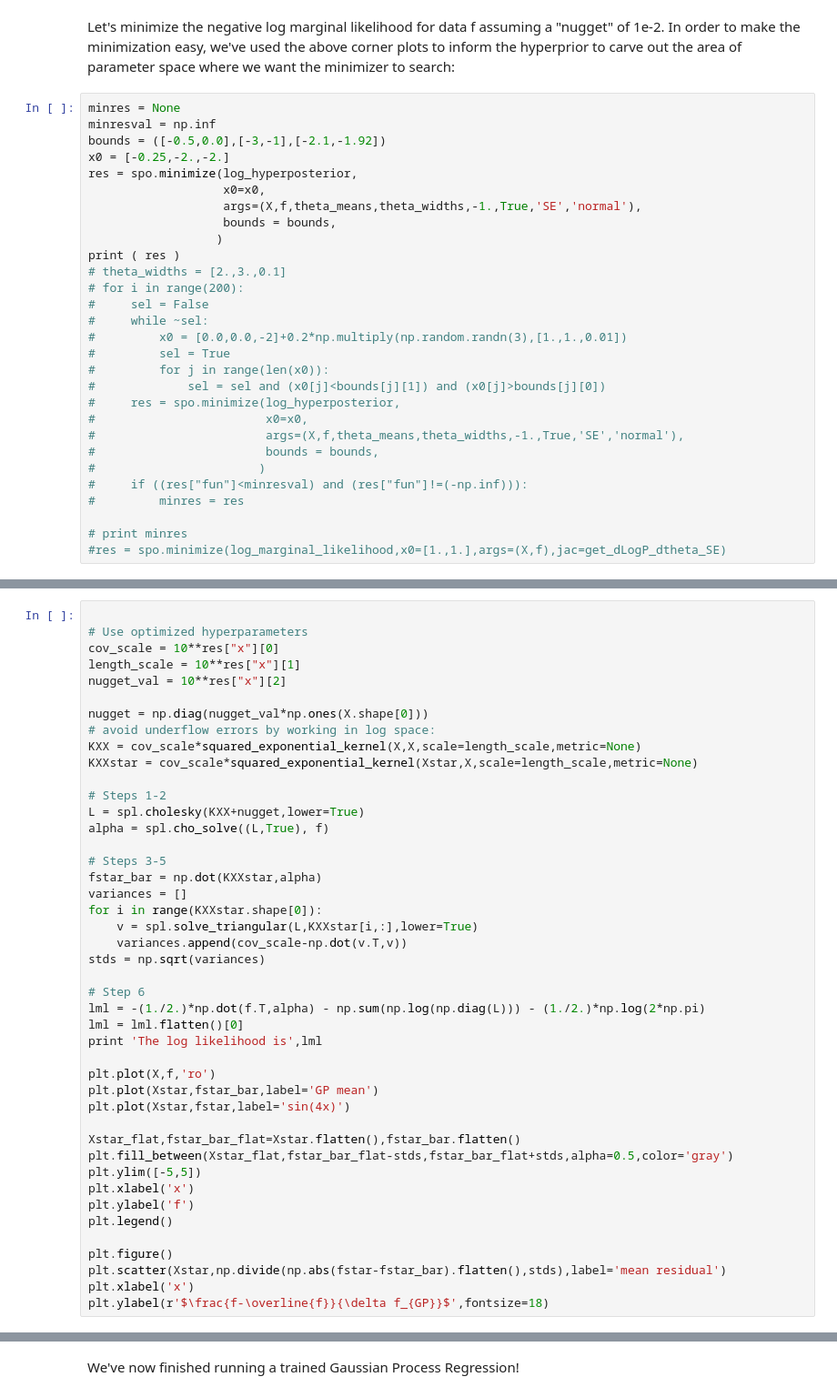
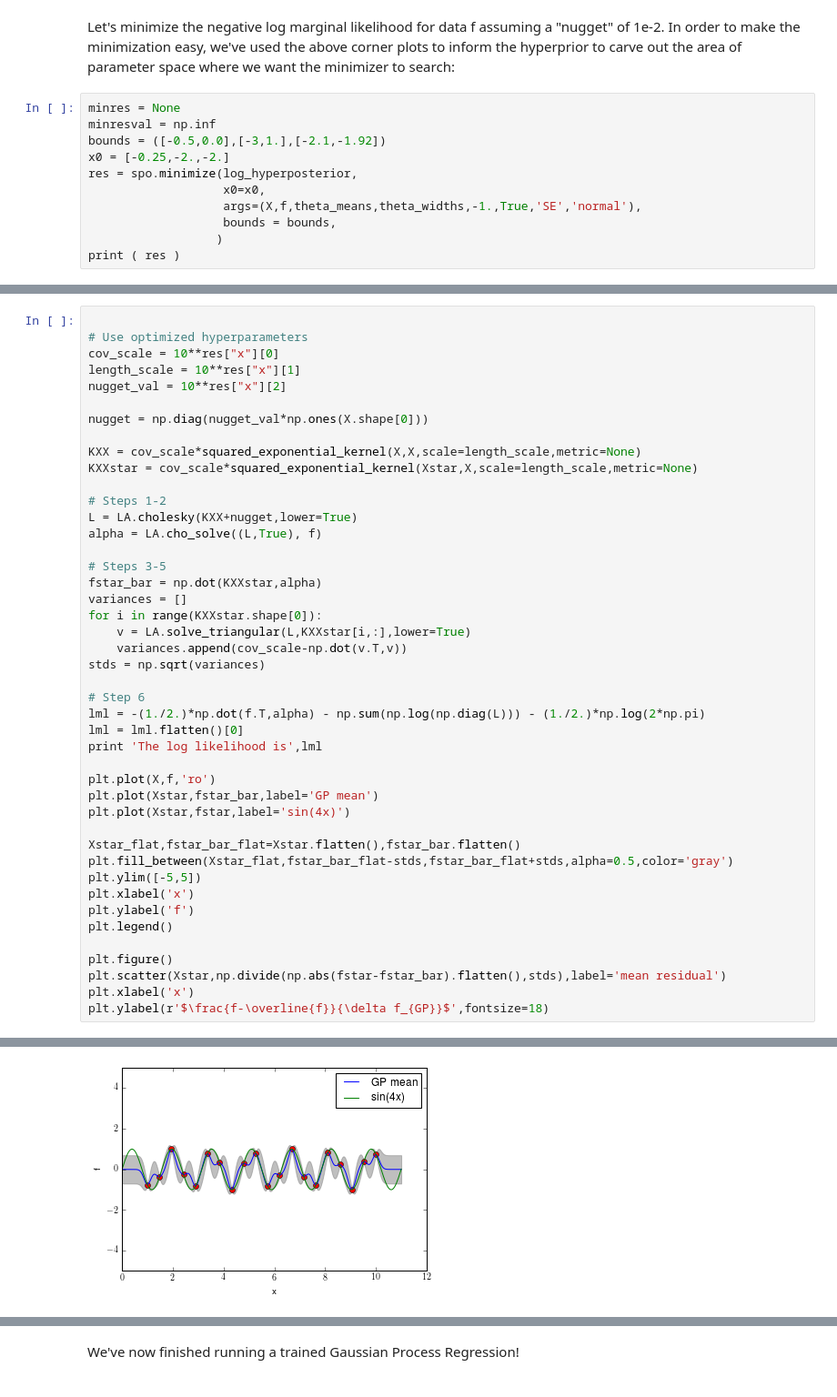
Before and after one commit to stasbabak/GPR_Chris_Zoheyr, a Jupyter notebook: dev/LectureNotes.ipynb, the cells around one changed output, grey strips where cells are left out. Shown at 91% size. Drawn from its saved outputs; the diff is of its cells as text.

```diff
--- a/dev/LectureNotes.ipynb
+++ b/dev/LectureNotes.ipynb
@@ -1000,7 +1071,7 @@ Let's minimize the negative log marginal likelihood for data f assuming a "nugge
 # %%
 minres = None
 minresval = np.inf
-bounds = ([-0.5,0.0],[-3,-1],[-2.1,-1.92])
+bounds = ([-0.5,0.0],[-3,1.],[-2.1,-1.92])
 x0 = [-0.25,-2.,-2.]
 res = spo.minimize(log_hyperposterior,
                    x0=x0,
@@ -1008,22 +1079,4 @@ res = spo.minimize(log_hyperposterior,
                    bounds = bounds,
                   )
 print ( res )
-# theta_widths = [2.,3.,0.1]
-# for i in range(200):
-#     sel = False
-#     while ~sel:
-#         x0 = [0.0,0.0,-2]+0.2*np.multiply(np.random.randn(3),[1.,1.,0.01])
-#         sel = True
-#         for j in range(len(x0)):
-#             sel = sel and (x0[j]<bounds[j][1]) and (x0[j]>bounds[j][0])
-#     res = spo.minimize(log_hyperposterior,
-#                        x0=x0,
-#                        args=(X,f,theta_means,theta_widths,-1.,True,'SE','normal'),
-#                        bounds = bounds,
-#                       )
-#     if ((res["fun"]<minresval) and (res["fun"]!=(-np.inf))):
-#         minres = res
-
-# print minres
-#res = spo.minimize(log_marginal_likelihood,x0=[1.,1.],args=(X,f),jac=get_dLogP_dtheta_SE)
 # %% [output]
@@ -1052,19 +1097,19 @@ length_scale = 10**res["x"][1]
 nugget_val = 10**res["x"][2]
 
 nugget = np.diag(nugget_val*np.ones(X.shape[0]))
-# avoid underflow errors by working in log space:
+
 KXX = cov_scale*squared_exponential_kernel(X,X,scale=length_scale,metric=None)
 KXXstar = cov_scale*squared_exponential_kernel(Xstar,X,scale=length_scale,metric=None)
 
 # Steps 1-2
-L = spl.cholesky(KXX+nugget,lower=True)
-alpha = spl.cho_solve((L,True), f)
+L = LA.cholesky(KXX+nugget,lower=True)
+alpha = LA.cho_solve((L,True), f)
 
 # Steps 3-5
 fstar_bar = np.dot(KXXstar,alpha)
 variances = []
 for i in range(KXXstar.shape[0]):
-    v = spl.solve_triangular(L,KXXstar[i,:],lower=True)
+    v = LA.solve_triangular(L,KXXstar[i,:],lower=True)
     variances.append(cov_scale-np.dot(v.T,v))
 stds = np.sqrt(variances)
 
@@ -1088,3 +1133,4 @@ plt.figure()
 plt.scatter(Xstar,np.divide(np.abs(fstar-fstar_bar).flatten(),stds),label='mean residual')
 plt.xlabel('x')
 plt.ylabel(r'$\frac{f-\overline{f}}{\delta f_{GP}}$',fontsize=18)
+# %% [output]
@@ -1090,0 +1139 @@ plt.ylabel(r'$\frac{f-\overline{f}}{\delta f_{GP}}$',fontsize=18)
+[figure, added]
```
Also changed, not shown: parts of 18 cells of this notebook, 1 other file.
